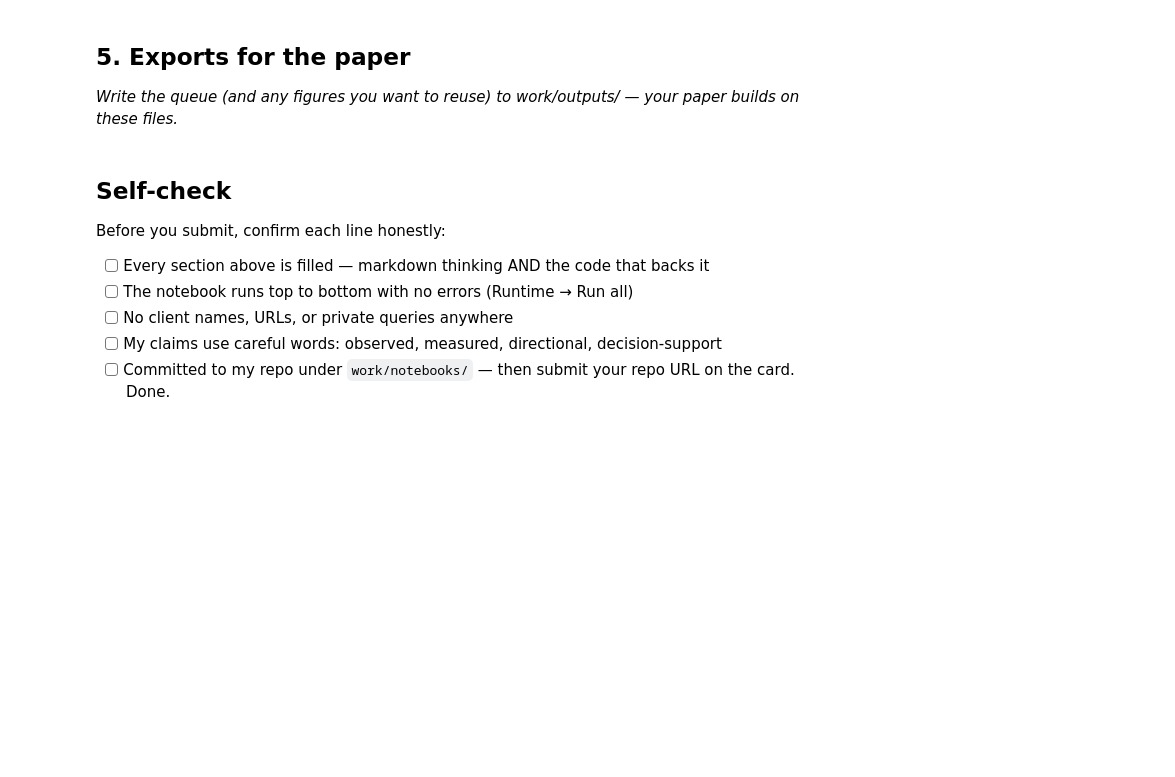
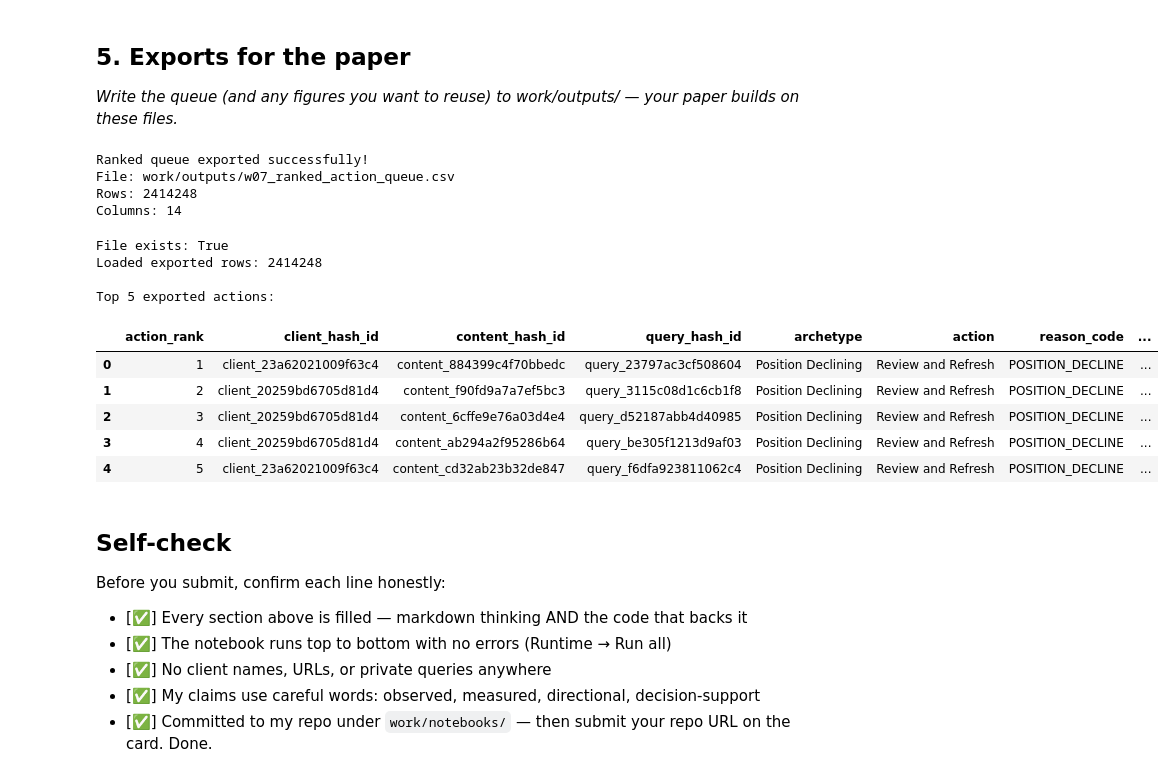
Before and after one commit to alsa-mirza/flyrank-ml-internship, a Jupyter notebook: work/notebooks/w07_action_playbook.ipynb, the cells around one changed output. Saved outputs shown, nothing was run; the diff lists cells and outputs as text; code cells hidden in the pictures; blank space fills up the shorter version.

```diff
--- a/work/notebooks/w07_action_playbook.ipynb
+++ b/work/notebooks/w07_action_playbook.ipynb
@@ -44,10 +508,71 @@ This skeleton is yours to fill. Work the sections **in order** — each one has
+# %%
+# Week 7 - Export ranked action queue for the paper
+import os
+os.makedirs("work/outputs", exist_ok=True)
+
+# Export the ranked queue
+queue_columns = [
+    "action_rank",
+    "client_hash_id",
+    "content_hash_id",
+    "query_hash_id",
+    "archetype",
+    "action",
+    "reason_code",
+    "human_reason",
+    "priority_score",
+    "ctr_90d",
+    "ctr_last30",
+    "ctr_prev30",
+    "ctr_change",
+    "position_change"
+]
+
+ranked_queue = playbook[queue_columns].copy()
+output_path = "work/outputs/w07_ranked_action_queue.csv"
+ranked_queue.to_csv(
+    output_path,
+    index=False
+)
+
+print("Ranked queue exported successfully!")
+print("File:", output_path)
+print("Rows:", len(ranked_queue))
+print("Columns:", len(ranked_queue.columns))
+# %% [output]
+Ranked queue exported successfully!
+File: work/outputs/w07_ranked_action_queue.csv
+Rows: 2414248
+Columns: 14
+# %%
+print("File exists:", os.path.exists(output_path))
+
+check_queue = pd.read_csv(output_path)
+
+print("Loaded exported rows:", len(check_queue))
+print("\nTop 5 exported actions:")
+
+display(
+    check_queue.head(5)
+)
+# %% [output]
+File exists: True
+Loaded exported rows: 2414248
+
+Top 5 exported actions:
+|  | action_rank | client_hash_id | content_hash_id | query_hash_id | archetype | action | reason_code | ... |
+| 0 | 1 | client_23a62021009f63c4 | content_884399c4f70bbedc | query_23797ac3cf508604 | Position Declining | Review and Refresh | POSITION_DECLINE | ... |
+| 1 | 2 | client_20259bd6705d81d4 | content_f90fd9a7a7ef5bc3 | query_3115c08d1c6cb1f8 | Position Declining | Review and Refresh | POSITION_DECLINE | ... |
+| 2 | 3 | client_20259bd6705d81d4 | content_6cffe9e76a03d4e4 | query_d52187abb4d40985 | Position Declining | Review and Refresh | POSITION_DECLINE | ... |
+| 3 | 4 | client_20259bd6705d81d4 | content_ab294a2f95286b64 | query_be305f1213d9af03 | Position Declining | Review and Refresh | POSITION_DECLINE | ... |
+| 4 | 5 | client_23a62021009f63c4 | content_cd32ab23b32de847 | query_f6dfa923811062c4 | Position Declining | Review and Refresh | POSITION_DECLINE | ... |
 # %% [markdown]
 ## Self-check
 
 Before you submit, confirm each line honestly:
 
-- [ ] Every section above is filled — markdown thinking AND the code that backs it
-- [ ] The notebook runs top to bottom with no errors (Runtime → Run all)
-- [ ] No client names, URLs, or private queries anywhere
-- [ ] My claims use careful words: observed, measured, directional, decision-support
-- [ ] Committed to my repo under `work/notebooks/` — then submit your repo URL on the card. Done.
+- [✅] Every section above is filled — markdown thinking AND the code that backs it
+- [✅] The notebook runs top to bottom with no errors (Runtime → Run all)
+- [✅] No client names, URLs, or private queries anywhere
+- [✅] My claims use careful words: observed, measured, directional, decision-support
+- [✅] Committed to my repo under `work/notebooks/` — then submit your repo URL on the card. Done.
```
Also changed, not shown: parts of 23 cells of this notebook.
